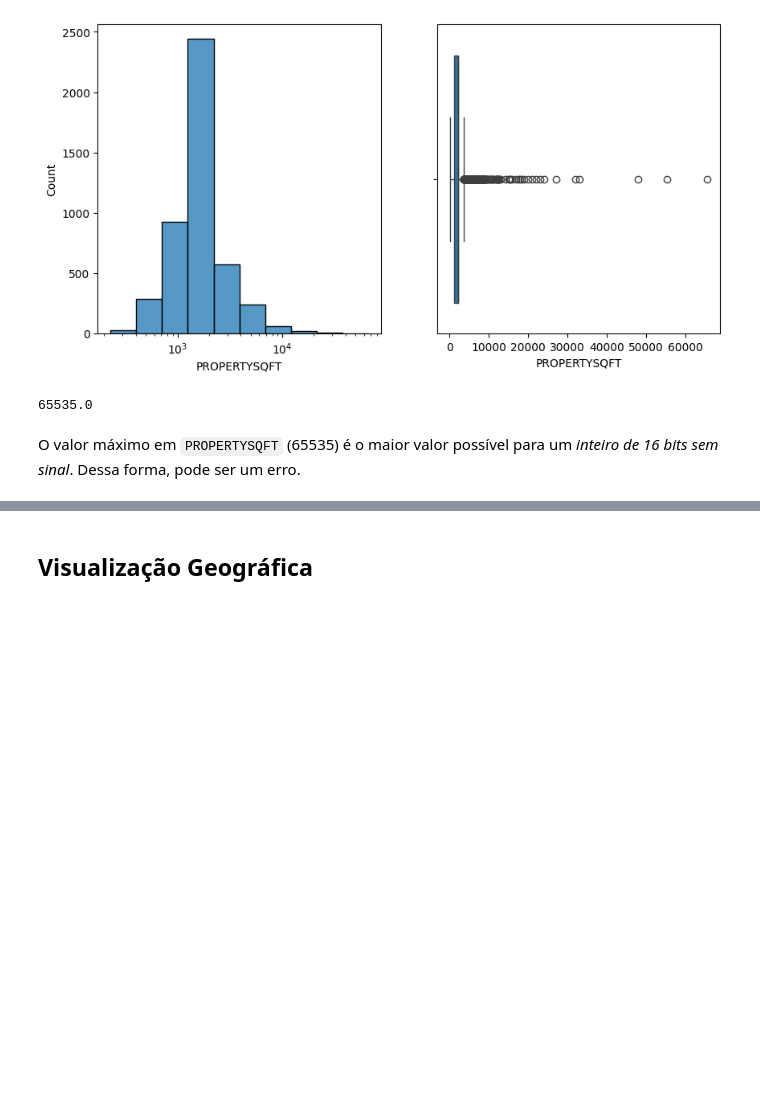
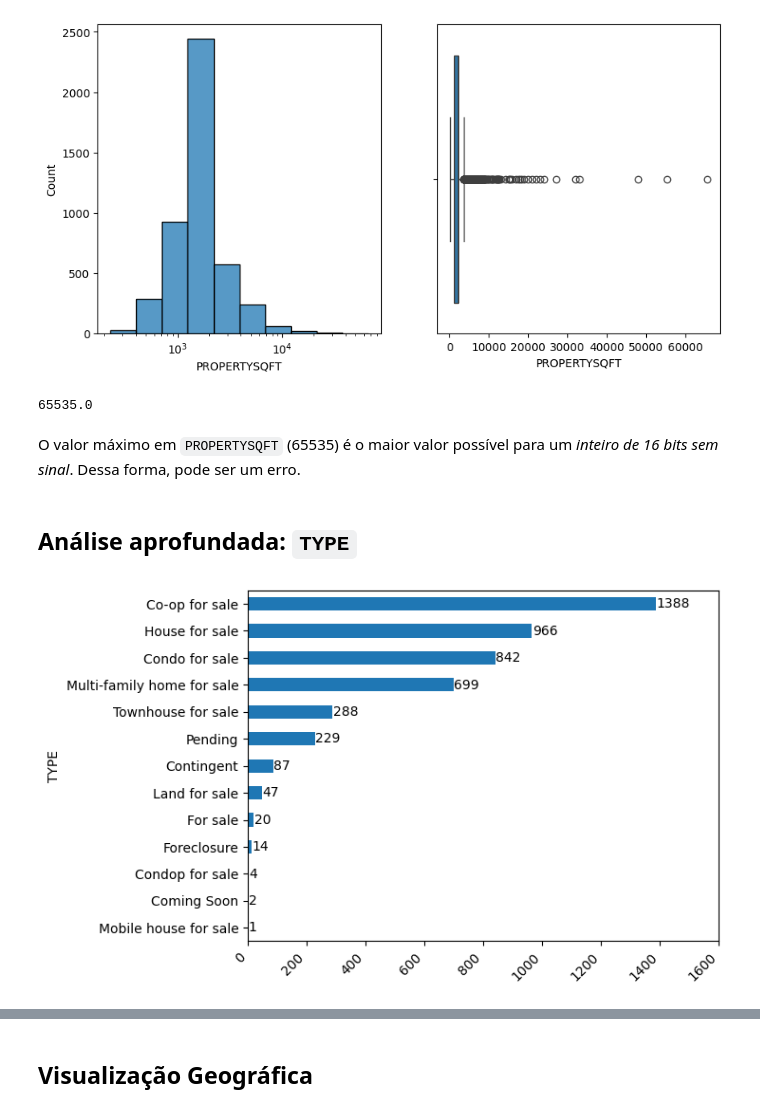
Before and after one commit to RenanYMartins/ADD-Trabalho1, a Jupyter notebook: Analise_Vendas_Automotivas.ipynb, the cells around one changed output, grey strips where cells are left out. Saved outputs shown, nothing was run; the diff lists cells and outputs as text; code cells hidden in the pictures; blank space fills up the shorter version.

```diff
--- a/Analise_Vendas_Automotivas.ipynb
+++ b/Analise_Vendas_Automotivas.ipynb
@@ -252,3 +252,27 @@ df_filtered['PROPERTYSQFT'].max()
 65535.0
 # %% [markdown]
 O valor máximo em `PROPERTYSQFT` (65535) é o maior valor possível para um _inteiro de 16 bits sem sinal_. Dessa forma, pode ser um erro.
+# %% [markdown]
+## Análise aprofundada: `TYPE`
+# %%
+types = df_filtered.groupby('TYPE').agg({
+    'PRICE': 'count',
+}).reset_index().rename(columns={'PRICE': 'Quantidade'}).sort_values(by='Quantidade', ascending=False)
+
+ax = types.plot(
+    kind='barh',
+    x='TYPE',
+    y='Quantidade',
+    legend=False
+)
+
+ax.invert_yaxis()
+ax.set_xlim(0, 1600)
+
+for i, (index, row) in enumerate(types.iterrows()):
+    ax.text(row['Quantidade'] + 1, i, str(row['Quantidade']), va='center')
+
+plt.xticks(rotation=45, ha='right')
+plt.show()
+# %% [output]
+[figure, added]
```
Also changed, not shown: parts of 9 cells of this notebook.
